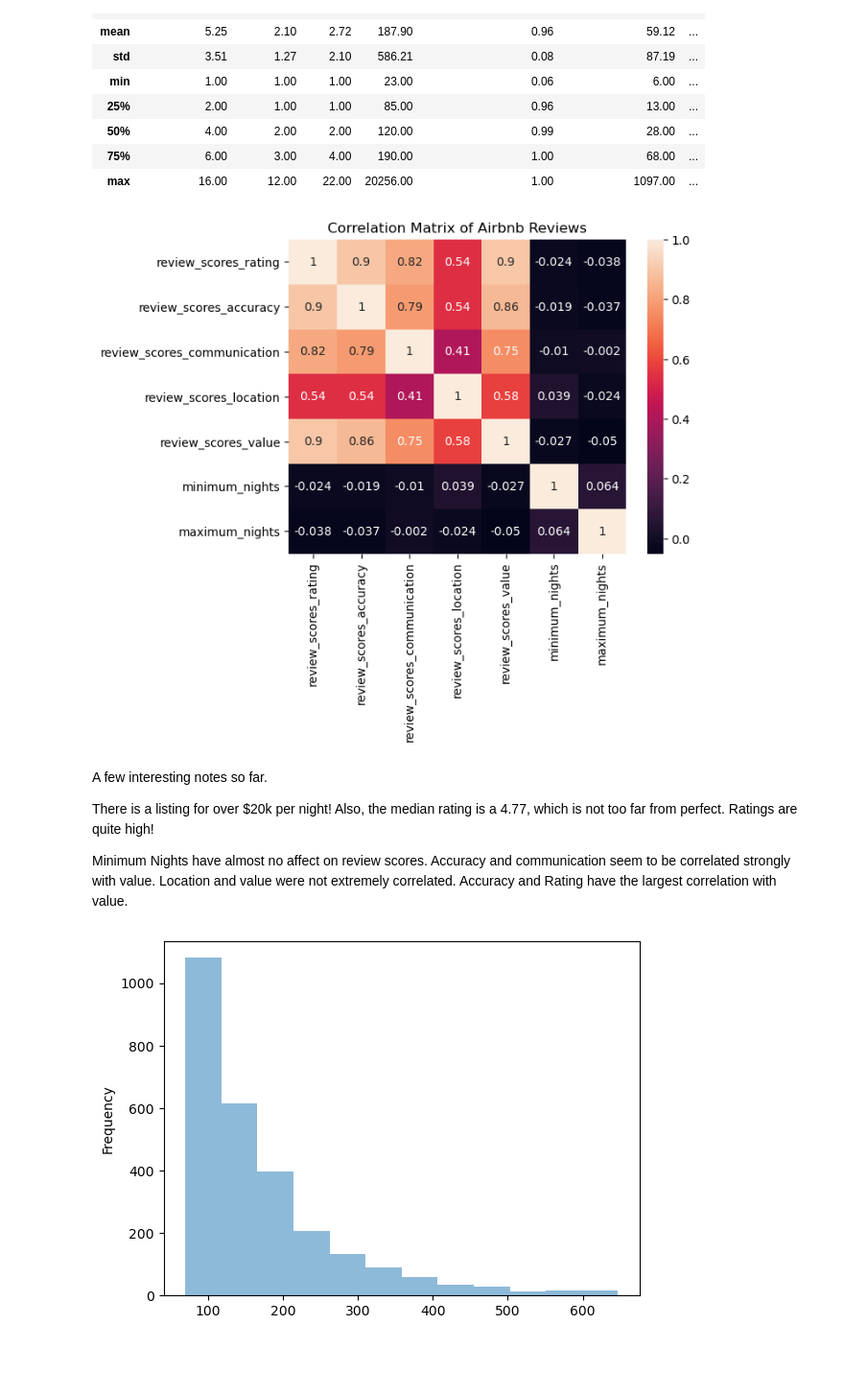
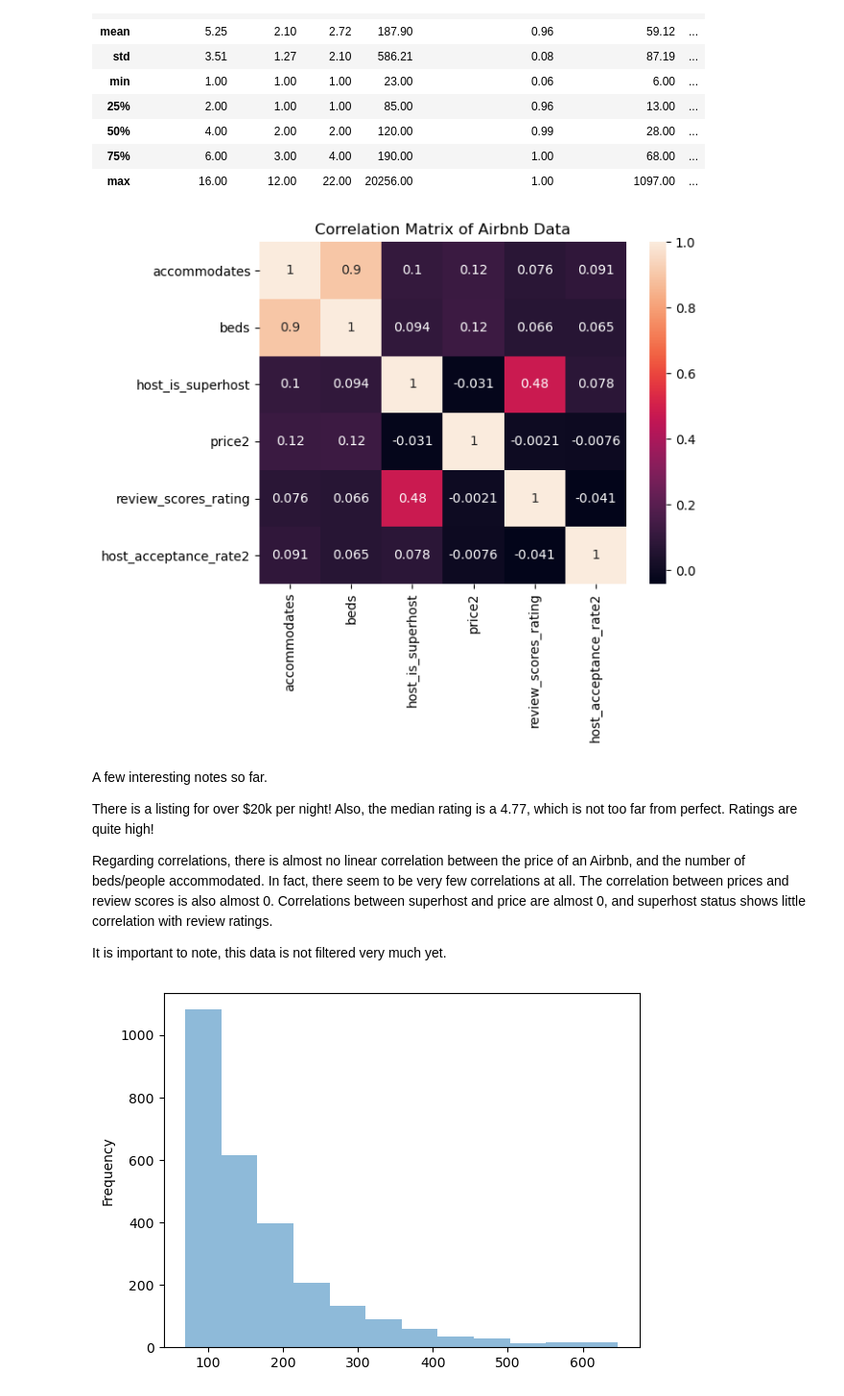
Before and after one commit to landon-g/PortfolioProjects, a Jupyter notebook: Airbnb Data.ipynb, the cells around one changed output. Shown at 96% size. Drawn from its saved outputs; the diff is of its cells as text; code cells hidden in the pictures; blank space fills up the shorter version.

```diff
--- a/Airbnb Data.ipynb
+++ b/Airbnb Data.ipynb
@@ -17,8 +18,7 @@ import folium
 import math
 # %%
 #Read in Data
-directory = '/Users/lando/Analytics/Portfolio/Airbnb/'
-df_raw = pd.read_csv(directory + 'RawData/listings.csv')
+df_raw = pd.read_csv(directory.path + 'RawData/listings.csv')
 # %%
 pd.set_option('display.max_columns', None)
 #df_raw.head()
@@ -47,12 +47,14 @@ memory usage: 3.2+ MB
 df = df_raw.loc[:,['id', 'name','host_id','host_since', 'host_location','host_acceptance_rate','host_is_superhost', 'host_neighbourhood', 'neighbourhood_cleansed','latitude','longitude', 'property_type', 'room_type', 'accommodates', 'bedrooms', 'beds', 'price','minimum_nights', 'maximum_nights', 'number_of_reviews', 'review_scores_rating', 'review_scores_accuracy', 'review_scores_communication', 'review_scores_location', 'review_scores_value']]
 
 #Changes superhost true/false values to boolean values
-for i in range(len(df)):
-    if(df.loc[i,'host_is_superhost']=='f'):
-        df.loc[i,'host_is_superhost'] = 0
-    elif(df.loc[i,'host_is_superhost']=='t'):
-        df.loc[i,'host_is_superhost'] = 1
-df = df.reset_index(drop = True)
+#for i in range(len(df)):
+#    if(df.loc[i,'host_is_superhost']=='f'):
+#        df.loc[i,'host_is_superhost'] = False
+#    elif(df.loc[i,'host_is_superhost']=='t'):
+#        df.loc[i,'host_is_superhost'] = True
+#df = df.reset_index(drop = True)
+
+df['host_is_superhost'] = df['host_is_superhost'].replace({'t' : 1 , 'f' : 0})
 
 #Change value of host_since to a date format
 df['host_since'] = df['host_since'].astype('datetime64[ns]')
@@ -140,22 +142,29 @@ df[['accommodates','bedrooms','beds','price2','host_acceptance_rate2','number_of
 | max | 16.00 | 12.00 | 22.00 | 20256.00 | 1.00 | 1097.00 | ... |
 # %%
 #Create a correlation matrix of features
-df_Corr = df[['review_scores_rating','review_scores_accuracy','review_scores_communication','review_scores_location','review_scores_value','minimum_nights','maximum_nights']].copy()
+#df.columns.unique()
+df_Corr = df[['accommodates','beds','host_is_superhost','price2','review_scores_rating','host_acceptance_rate2']].copy()
+#Neighbourhood Variables will need to be binned in order to gather correlation info
+#df_Corr = df[['review_scores_rating','review_scores_accuracy','review_scores_communication','review_scores_location','review_scores_value','minimum_nights','maximum_nights']].copy()
+#df_Corr.info()
+#df_Corr
 corr_matrix = df_Corr.corr()
 
 sns.heatmap(corr_matrix, annot=True)
 
-plt.title('Correlation Matrix of Airbnb Reviews')
+plt.title('Correlation Matrix of Airbnb Data')
 
 plt.show()
 # %% [output]
-[figure, old version]
+[figure, new version]
 # %% [markdown]
 A few interesting notes so far.
 
 There is a listing for over $20k per night! Also, the median rating is a 4.77, which is not too far from perfect. Ratings are quite high!
 
-Minimum Nights have almost no affect on review scores. Accuracy and communication seem to be correlated strongly with value. Location and value were not extremely correlated. Accuracy and Rating have the largest correlation with value.
+Regarding correlations, there is almost no linear correlation between the price of an Airbnb, and the number of beds/people accommodated. In fact, there seem to be very few correlations at all. The correlation between prices and review scores is also almost 0. Correlations between superhost and price are almost 0, and superhost status shows little correlation with review ratings.
+
+It is important to note, this data is not filtered very much yet.
 # %%
 #Restrict DF to properties of type "Entire home/apt"
 df2 = df.copy()
```
Also changed, not shown: parts of 6 cells of this notebook, 2 other files.
